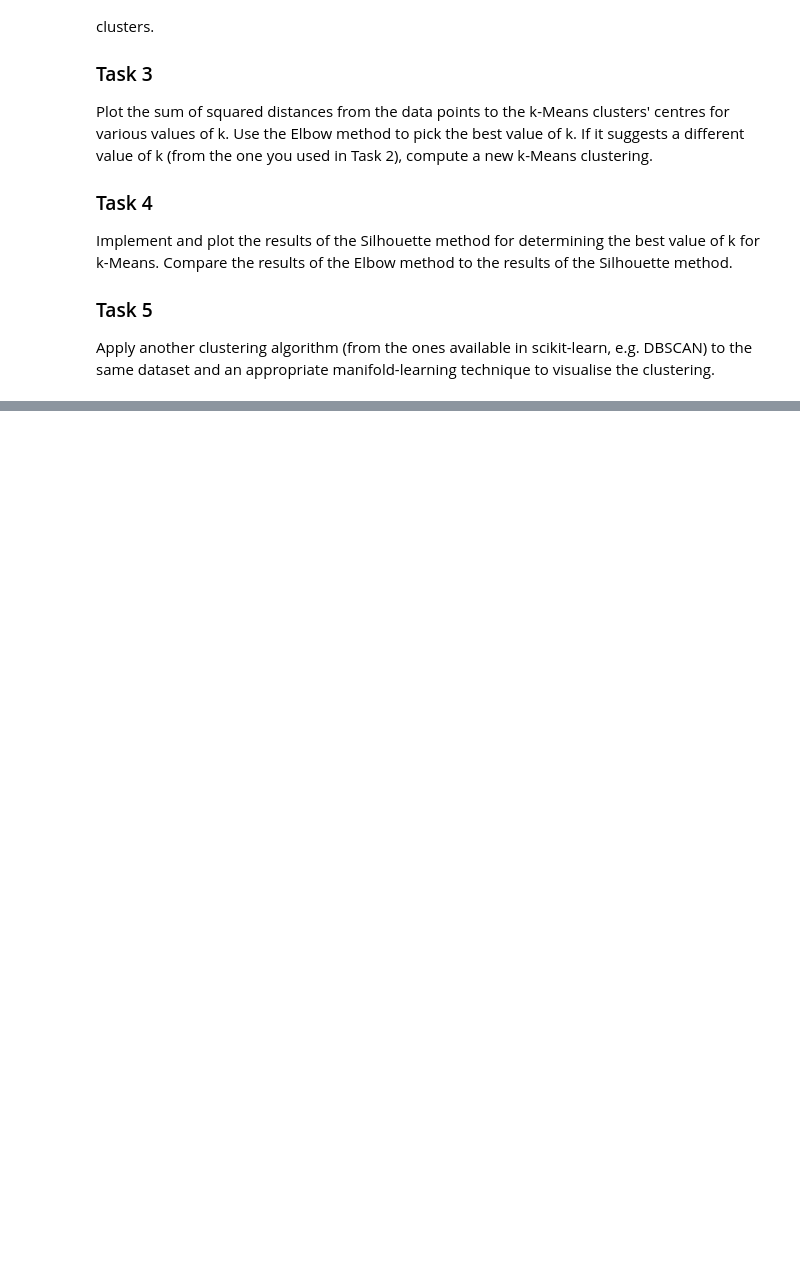
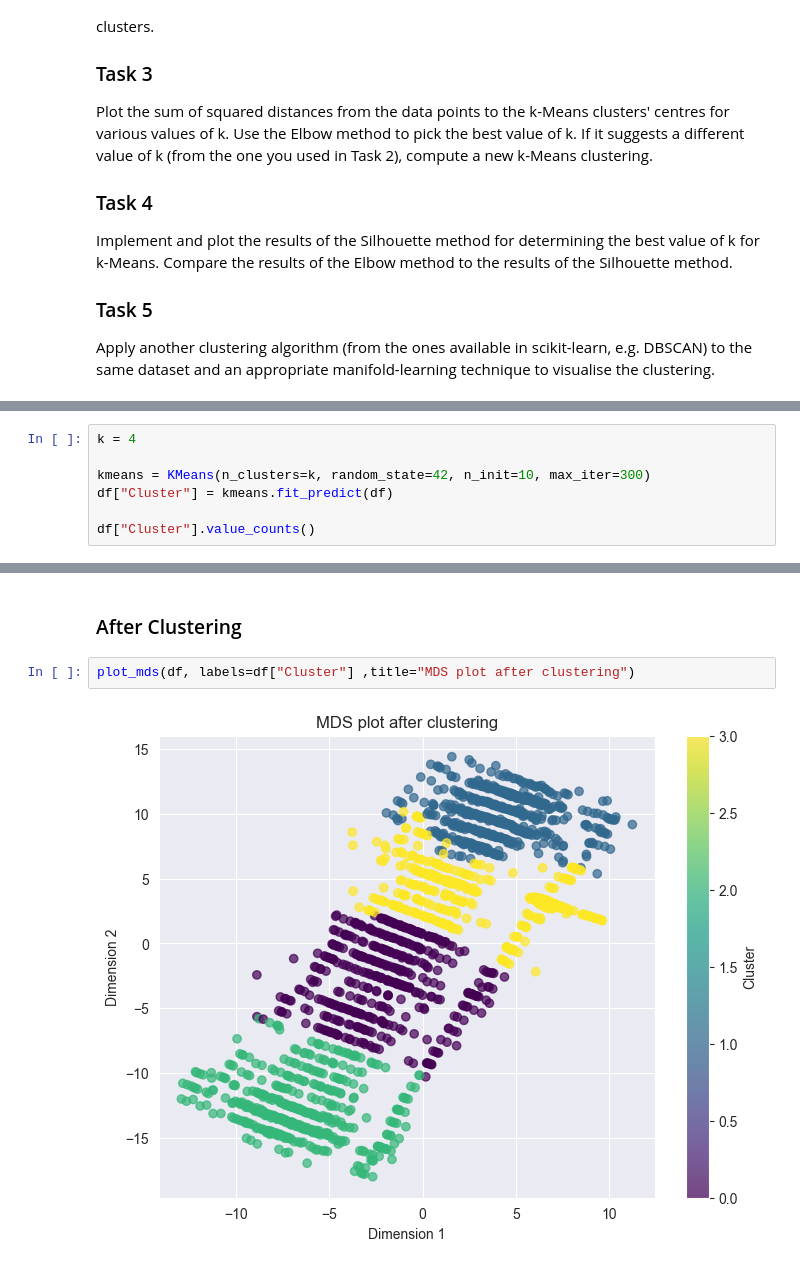
Before and after one commit to CraigPhayer/CS4168---DATA-MINING-LABS, a Jupyter notebook: Lab03/lab3.ipynb, the cells around one changed output, grey strips where cells are left out. Cells and saved outputs as stored; diff of their text form; blank space fills up the shorter version.

```diff
--- a/Lab03/lab3.ipynb
+++ b/Lab03/lab3.ipynb
@@ -29,0 +142,7 @@ Apply another clustering algorithm (from the ones available in scikit-learn, e.g
+# %%
+k = 4
+
+kmeans = KMeans(n_clusters=k, random_state=42, n_init=10, max_iter=300)
+df["Cluster"] = kmeans.fit_predict(df)
+
+df["Cluster"].value_counts()
@@ -29,0 +167,6 @@ Apply another clustering algorithm (from the ones available in scikit-learn, e.g
+# %% [markdown]
+### After Clustering
+# %%
+plot_mds(df, labels=df["Cluster"] ,title="MDS plot after clustering")
+# %% [output]
+[figure, added]
```
Also changed, not shown: parts of 15 cells of this notebook.
